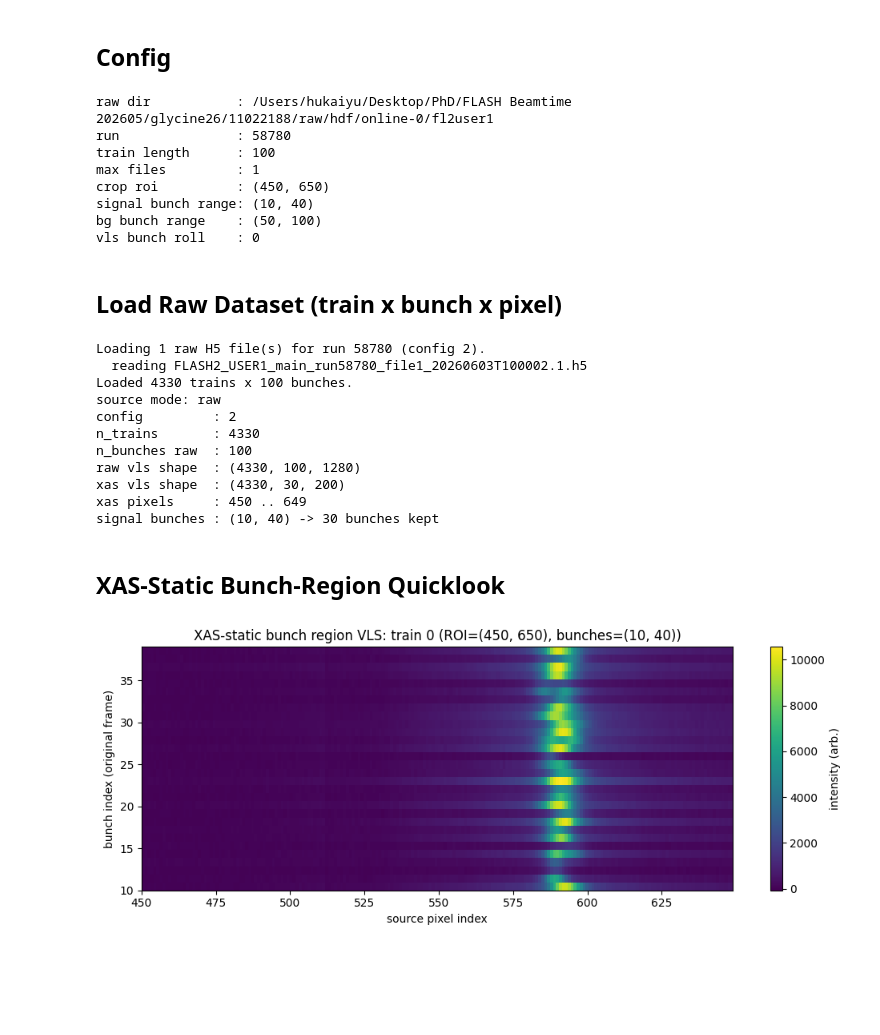
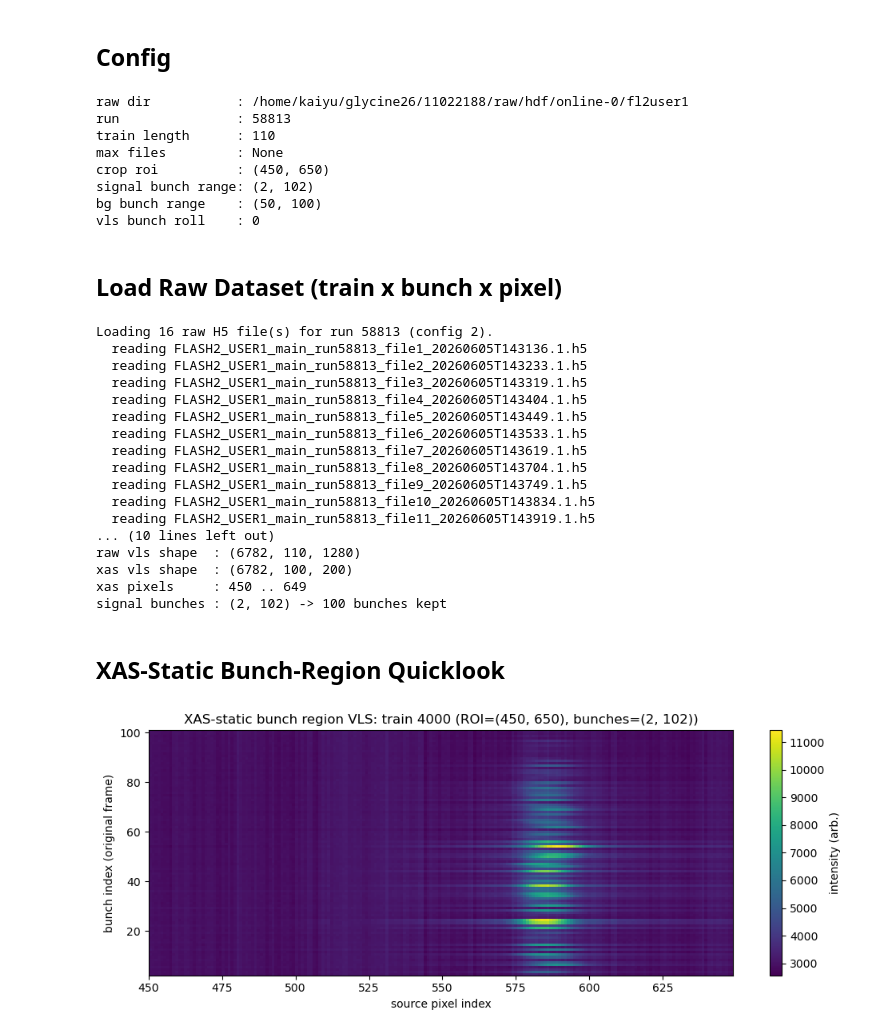
Before and after one commit to ogalexander/glycine26, a Jupyter notebook: analysis/notebooks/inspect_raw_vls.ipynb, the cells around one changed output. Cells and saved outputs as stored; diff of their text form; code cells hidden in the pictures; blank space fills up the shorter version.

```diff
--- a/analysis/notebooks/inspect_raw_vls.ipynb
+++ b/analysis/notebooks/inspect_raw_vls.ipynb
@@ -36,17 +36,16 @@ from data_loading import load_data, load_raw_h5, ExperimentData
 # %%
 # Raw-only simplified workflow for single-energy inspection.
 CONFIG = 2
-RUN_NO = 58780
+RUN_NO = 58813
 
 RAW_DIR = Path(path_config.RAW_H5_DIR)
-TRAIN_LENGTH = 100
+TRAIN_LENGTH = 110
 N_VLS_PIXELS = 1280
 MAX_FILES = None
 
 # Same settings as xas_static configs/scripts.
 CROP_ROI = (450, 650)
-SIGNAL_BUNCH_RANGE = (10, 40)
-BG_BUNCH_RANGE = (50, 100)
+SIGNAL_BUNCH_RANGE = (2, 102)
 VLS_BUNCH_ROLL = 0
 
 print(f'raw dir           : {RAW_DIR}')
@@ -58,12 +57,12 @@ print(f'signal bunch range: {SIGNAL_BUNCH_RANGE}')
 print(f'bg bunch range    : {BG_BUNCH_RANGE}')
 print(f'vls bunch roll    : {VLS_BUNCH_ROLL}')
 # %% [output]
-raw dir           : /Users/hukaiyu/Desktop/PhD/FLASH Beamtime 202605/glycine26/11022188/raw/hdf/online-0/fl2user1
-run               : 58780
-train length      : 100
-max files         : 1
+raw dir           : /home/kaiyu/glycine26/11022188/raw/hdf/online-0/fl2user1
+run               : 58813
+train length      : 110
+max files         : None
 crop roi          : (450, 650)
-signal bunch range: (10, 40)
+signal bunch range: (2, 102)
 bg bunch range    : (50, 100)
 vls bunch roll    : 0
 # %% [markdown]
@@ -86,7 +85,6 @@ data_xas = (
     data
     .crop_vls(*CROP_ROI)
     .roll_vls_bunches(VLS_BUNCH_ROLL)
-    .auto_subtract_background_trainwise(BG_BUNCH_RANGE)
     .trim_bunches(*SIGNAL_BUNCH_RANGE)
 )
 
@@ -99,45 +97,51 @@ print(f'xas vls shape  : {data_xas.vls.shape if data_xas.vls is not None else No
 print(f'xas pixels     : {int(data_xas.vls_pixels[0])} .. {int(data_xas.vls_pixels[-1])}')
 print(f'signal bunches : {SIGNAL_BUNCH_RANGE} -> {data_xas.n_bunches} bunches kept')
 # %% [output]
-Loading 1 raw H5 file(s) for run 58780 (config 2).
-  reading FLASH2_USER1_main_run58780_file1_20260603T100002.1.h5
-Loaded 4330 trains x 100 bunches.
-source mode: raw
-config         : 2
-n_trains       : 4330
-n_bunches raw  : 100
-raw vls shape  : (4330, 100, 1280)
-xas vls shape  : (4330, 30, 200)
+Loading 16 raw H5 file(s) for run 58813 (config 2).
+  reading FLASH2_USER1_main_run58813_file1_20260605T143136.1.h5
+  reading FLASH2_USER1_main_run58813_file2_20260605T143233.1.h5
+  reading FLASH2_USER1_main_run58813_file3_20260605T143319.1.h5
+  reading FLASH2_USER1_main_run58813_file4_20260605T143404.1.h5
+  reading FLASH2_USER1_main_run58813_file5_20260605T143449.1.h5
+  reading FLASH2_USER1_main_run58813_file6_20260605T143533.1.h5
+  reading FLASH2_USER1_main_run58813_file7_20260605T143619.1.h5
+  reading FLASH2_USER1_main_run58813_file8_20260605T143704.1.h5
+  reading FLASH2_USER1_main_run58813_file9_20260605T143749.1.h5
+  reading FLASH2_USER1_main_run58813_file10_20260605T143834.1.h5
+  reading FLASH2_USER1_main_run58813_file11_20260605T143919.1.h5
+... (10 lines left out)
+raw vls shape  : (6782, 110, 1280)
+xas vls shape  : (6782, 100, 200)
 xas pixels     : 450 .. 649
-signal bunches : (10, 40) -> 30 bunches kept
+signal bunches : (2, 102) -> 100 bunches kept
 # %% [markdown]
 ## XAS-Static Bunch-Region Quicklook
 # %%
 if data_xas.vls is None:
     raise RuntimeError('No VLS in this dataset. Use CONFIG=2.')
 
-train_idx = 0
+train_idx = 4000
 vls_train = data_xas.vls[train_idx]  # (signal_bunches, n_pixels)
 
 fig, ax = plt.subplots(figsize=(10, 4))
 im = ax.imshow(
     vls_train,
     aspect='auto',
     origin='lower',
     cmap='viridis',
     extent=[data_xas.vls_pixels[0], data_xas.vls_pixels[-1], SIGNAL_BUNCH_RANGE[0], SIGNAL_BUNCH_RANGE[1] - 1],
 )
 fig.colorbar(im, ax=ax, label='intensity (arb.)')
 ax.set_title(
     f'XAS-static bunch region VLS: train {train_idx} '
     f'(ROI={CROP_ROI}, bunches={SIGNAL_BUNCH_RANGE})'
  )
 ax.set_xlabel('source pixel index')
 ax.set_ylabel('bunch index (original frame)')
 fig.tight_layout()
 plt.show()
 # %% [output]
-[figure, old version]
+[figure, new version]
 # %%
 if data_xas.vls is None:
     raise RuntimeError('No VLS in this dataset. Use CONFIG=2.')
```
Also changed, not shown: parts of 2 cells of this notebook.
